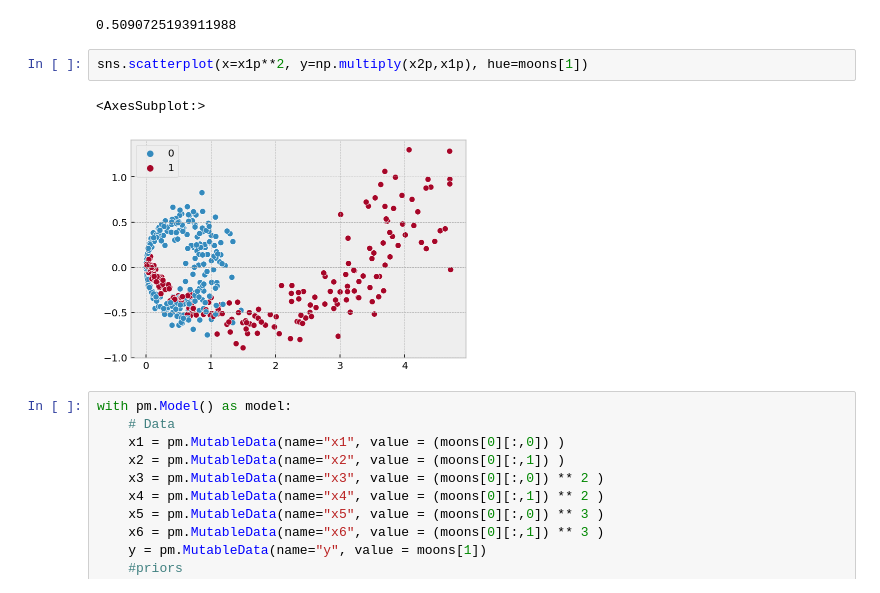
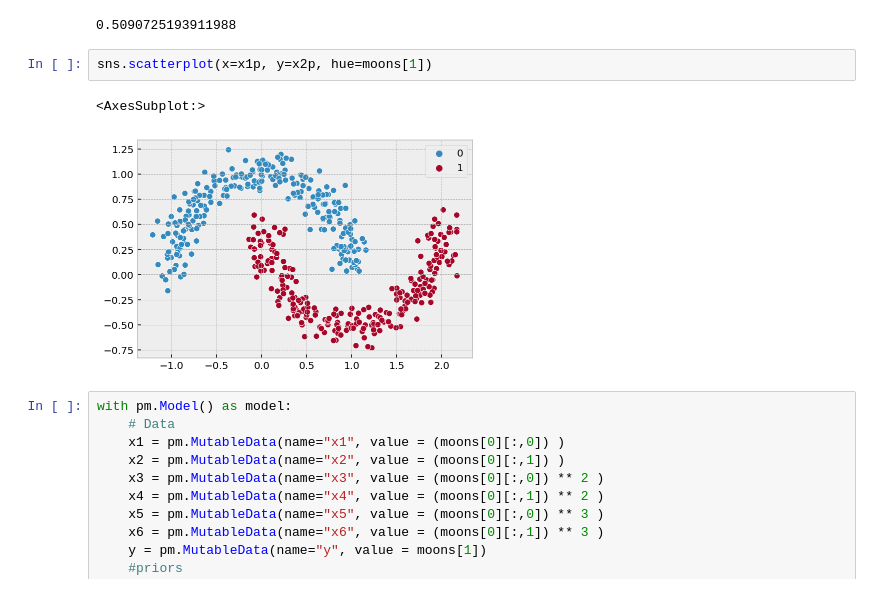
Before and after one commit to yherin/yherin-pymc-notebooks, a Jupyter notebook: moons_classifier.ipynb, the cells around one changed output. Drawn from its saved outputs; the diff is of its cells as text.

```diff
--- a/moons_classifier.ipynb
+++ b/moons_classifier.ipynb
@@ -33,10 +33,10 @@ x1p.mean()
 # %% [output]
 0.5090725193911988
 # %%
-sns.scatterplot(x=x1p**2, y=np.multiply(x2p,x1p), hue=moons[1])
+sns.scatterplot(x=x1p, y=x2p, hue=moons[1])
 # %% [output]
 <AxesSubplot:>
-[figure, old version]
+[figure, new version]
 # %%
 with pm.Model() as model:
     # Data
```
Also changed, not shown: parts of 7 cells of this notebook, 1 other file.
